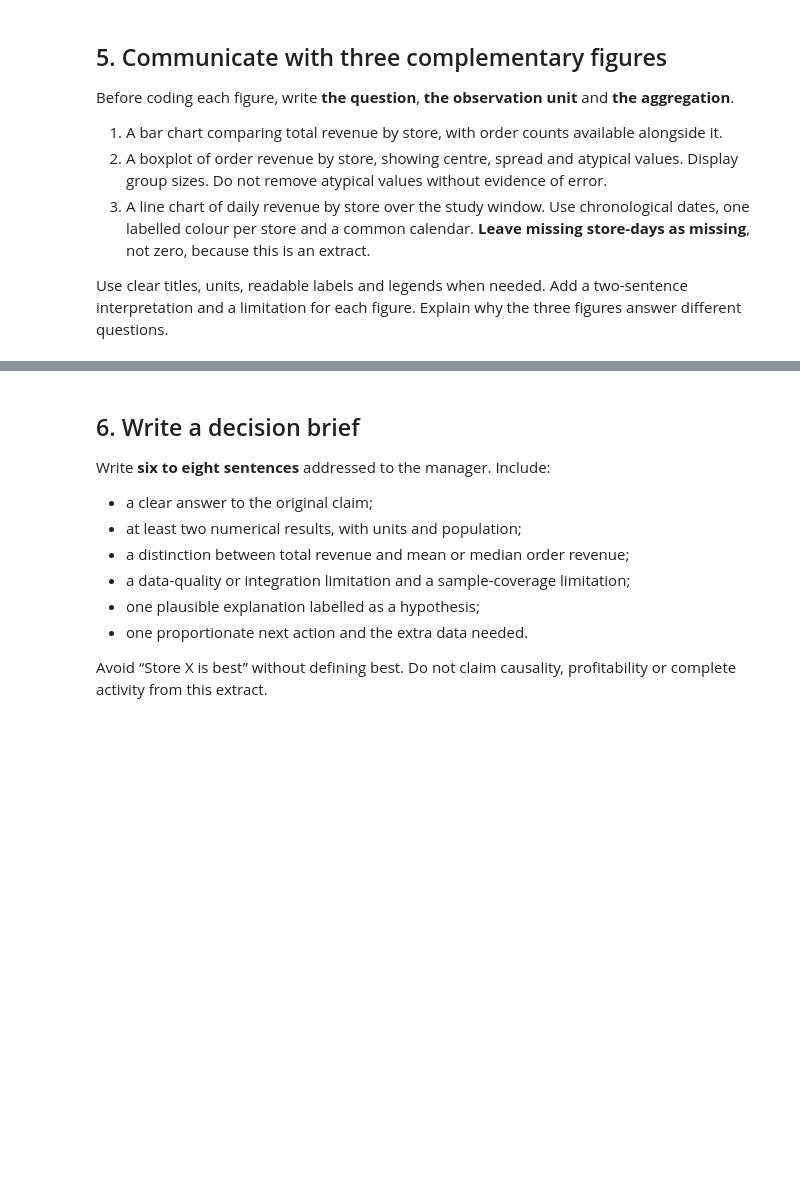
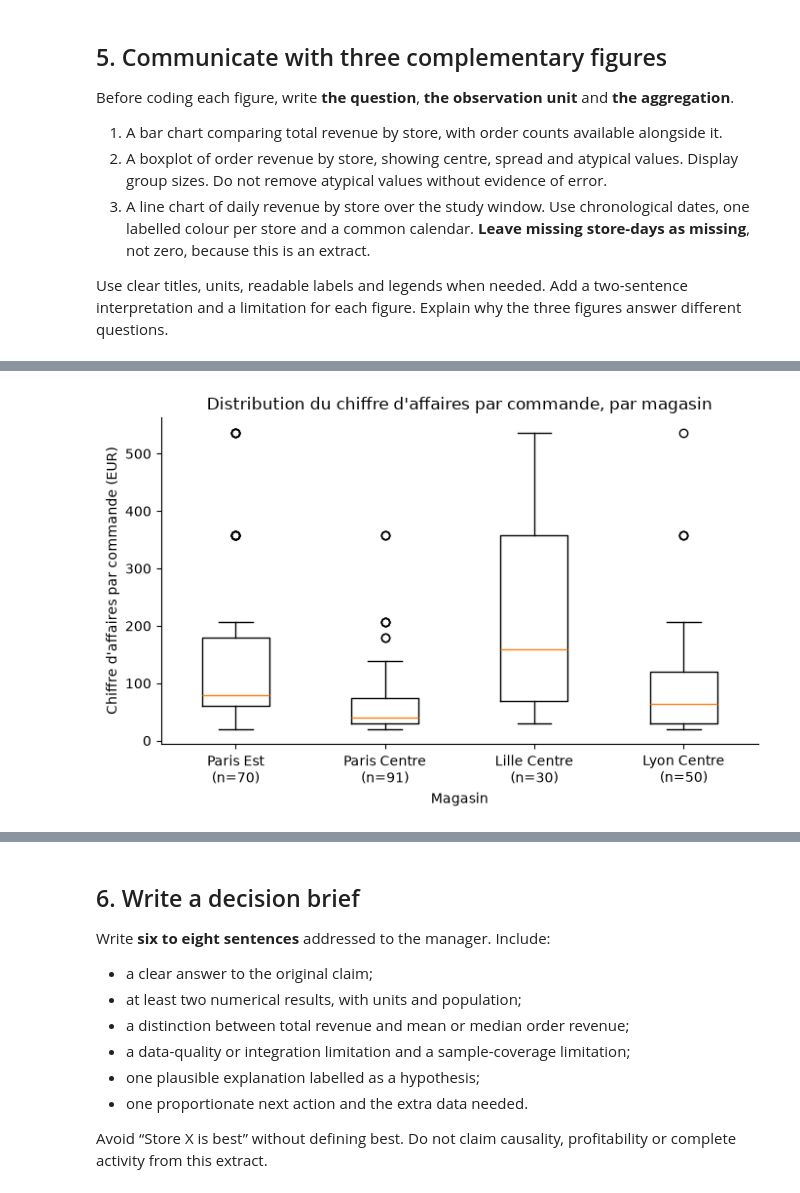
Before and after one commit to kimynh/INF4---Atelier-5, a Jupyter notebook: notebooks/05-Data-Integration-Case-Study.ipynb, the cells around one changed output, grey strips where cells are left out. Saved outputs shown, nothing was run; the diff lists cells and outputs as text; code cells hidden in the pictures; blank space fills up the shorter version.

```diff
--- a/notebooks/05-Data-Integration-Case-Study.ipynb
+++ b/notebooks/05-Data-Integration-Case-Study.ipynb
@@ -465,6 +570,27 @@ State the question, unit and aggregation; then interpret the chart.
 # %%
 # Figure 2 — Distribution of order revenue
-# Write your code here.
+
+store_order = store_summary.sort_values("total_revenue_eur", ascending=False)["store_name"].tolist()
+
+data_by_store = []
+labels = []
+for store in store_order:
+    values = analysis.loc[analysis["store_name"] == store, "revenue_eur"]
+    data_by_store.append(values)
+    labels.append(store + "\n(n=" + str(len(values)) + ")")
+
+fig, ax = plt.subplots(figsize=(7, 4.5))
+ax.boxplot(data_by_store)
+ax.set_xticks(range(1, len(labels) + 1))
+ax.set_xticklabels(labels)
+ax.set_title("Distribution du chiffre d'affaires par commande, par magasin")
+ax.set_xlabel("Magasin")
+ax.set_ylabel("Chiffre d'affaires par commande (EUR)")
+plt.tight_layout()
+fig.savefig(OUT_DIR / "figure2_boxplot_revenue_by_store.png", dpi=150)
+plt.show()
+# %% [output]
+[figure, added]
 # %% [markdown]
 **Your interpretation**
 
```
Also changed, not shown: parts of 9 cells of this notebook, 9 other files.
